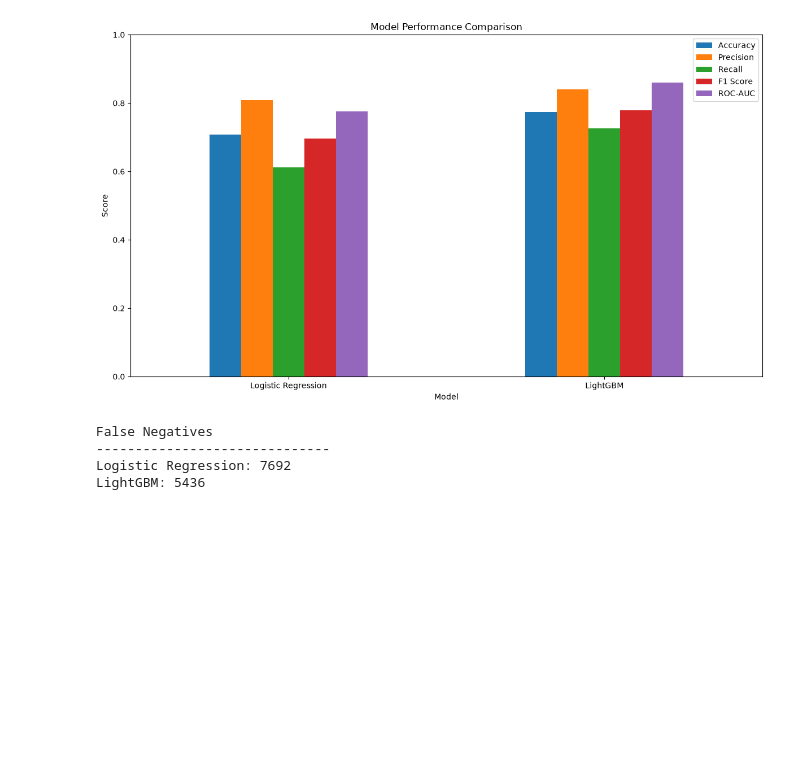
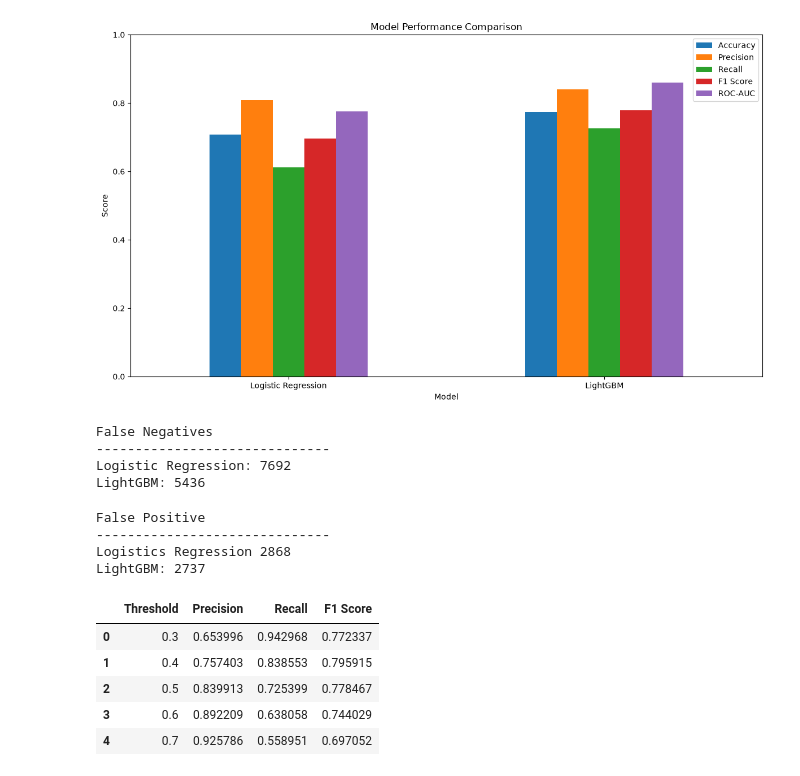
Before and after one commit to shivani1707s/APL-Logistics-Analysis, a Jupyter notebook: notebooks/model_evaluation.ipynb, the cells around one changed output. Drawn from its saved outputs; the diff is of its cells as text; code cells hidden in the pictures; blank space fills up the shorter version.

```diff
--- a/notebooks/model_evaluation.ipynb
+++ b/notebooks/model_evaluation.ipynb
@@ -649,3 +649,29 @@ False Negatives
 ------------------------------
 Logistic Regression: 7692
 LightGBM: 5436
+# %%
+logistic_fp = (
+    (y_test == 0) &
+    (logistic_pred == 1)
+).sum()
+
+lightgbm_fp = (
+    (y_test == 0) &
+    (lightgbm_pred == 1)
+).sum()
+
+print("False Positive")
+print("-" * 30)
+print(
+    "Logistics Regression",
+    logistic_fp
+)
+print(
+    "LightGBM:",
+    lightgbm_fp
+)
+# %% [output]
+False Positive
+------------------------------
+Logistics Regression 2868
+LightGBM: 2737
@@ -651,0 +686,37 @@ LightGBM: 5436
+# %%
+threshold_results = []
+
+for threshold in thresholds:
+
+    predictions = (
+        lightgbm_proba >= threshold
+    ).astype(int)
+
+    threshold_results.append({
+        "Threshold": threshold,
+        "Precision": precision_score(
+            y_test,
+            predictions
+        ),
+        "Recall": recall_score(
+            y_test,
+            predictions
+        ),
+        "F1 Score": f1_score(
+            y_test,
+            predictions
+        )
+    })
+
+threshold_df = pd.DataFrame(
+    threshold_results
+)
+
+threshold_df
+# %% [output]
+|  | Threshold | Precision | Recall | F1 Score |
+| 0 | 0.3 | 0.653996 | 0.942968 | 0.772337 |
+| 1 | 0.4 | 0.757403 | 0.838553 | 0.795915 |
+| 2 | 0.5 | 0.839913 | 0.725399 | 0.778467 |
+| 3 | 0.6 | 0.892209 | 0.638058 | 0.744029 |
+| 4 | 0.7 | 0.925786 | 0.558951 | 0.697052 |
```
Also changed, not shown: parts of 4 cells of this notebook.
